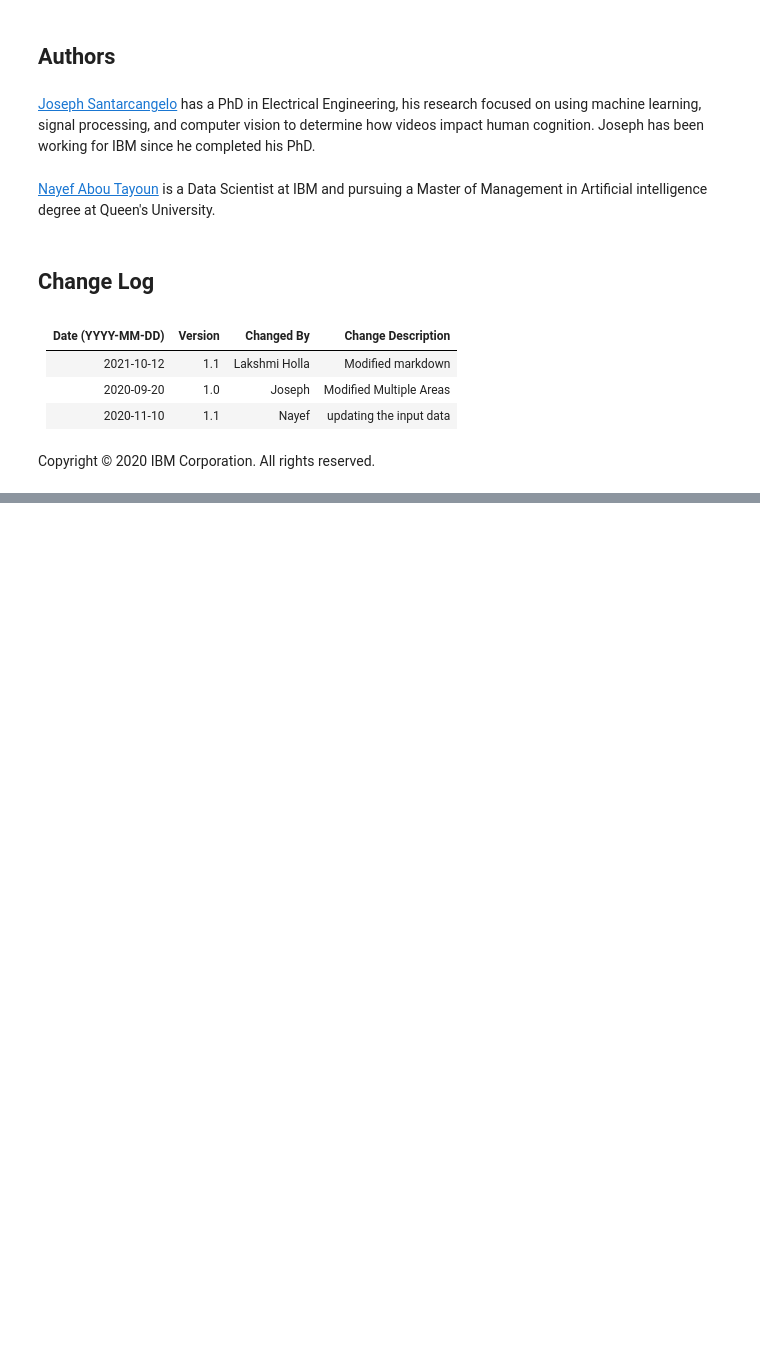
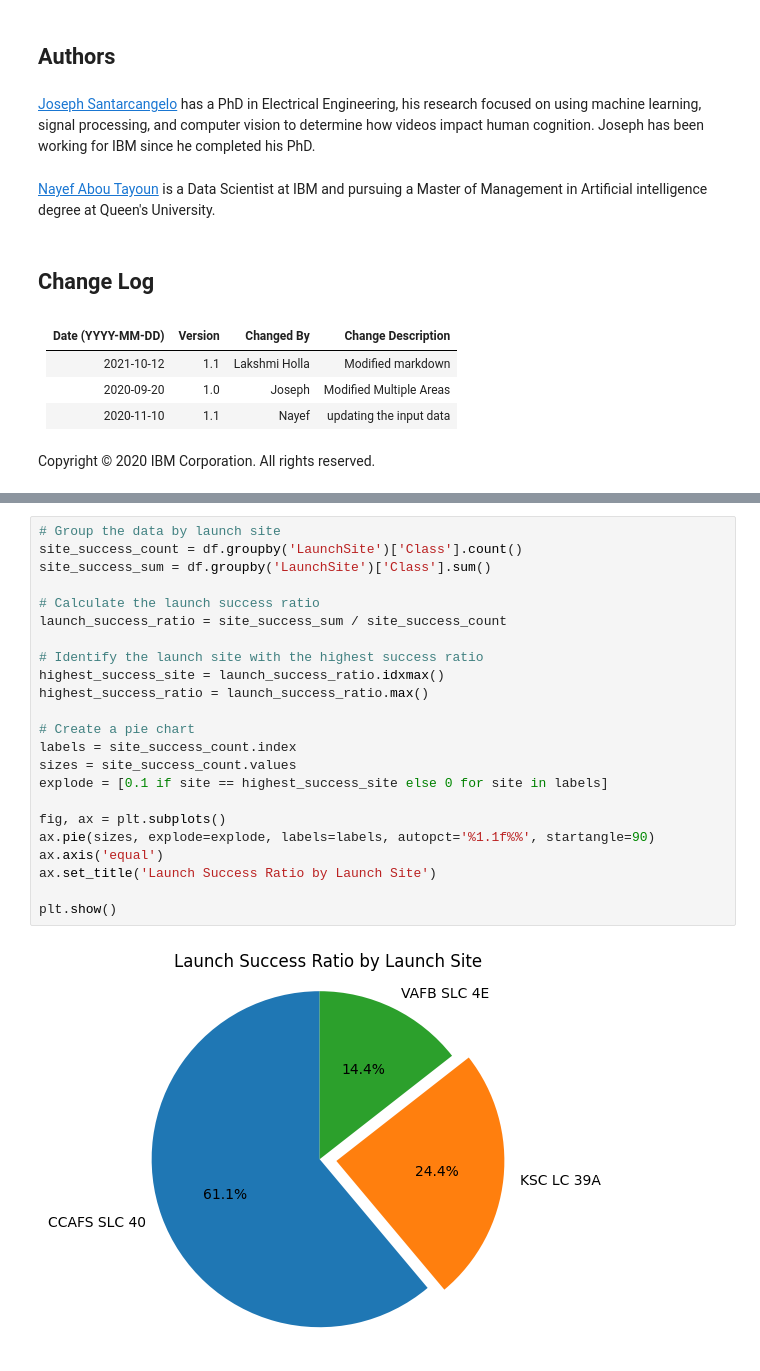
Before and after one commit to creibaud/Final-Data-Science-IBM, a Jupyter notebook: eda-dataviz.ipynb, the cells around one changed output, grey strips where cells are left out. Cells and saved outputs as stored; diff of their text form; blank space fills up the shorter version.

```diff
--- a/eda-dataviz.ipynb
+++ b/eda-dataviz.ipynb
@@ -233,0 +242,25 @@ Copyright © 2020 IBM Corporation. All rights reserved.
+# %%
+# Group the data by launch site
+site_success_count = df.groupby('LaunchSite')['Class'].count()
+site_success_sum = df.groupby('LaunchSite')['Class'].sum()
+
+# Calculate the launch success ratio
+launch_success_ratio = site_success_sum / site_success_count
+
+# Identify the launch site with the highest success ratio
+highest_success_site = launch_success_ratio.idxmax()
+highest_success_ratio = launch_success_ratio.max()
+
+# Create a pie chart
+labels = site_success_count.index
+sizes = site_success_count.values
+explode = [0.1 if site == highest_success_site else 0 for site in labels]
+
+fig, ax = plt.subplots()
+ax.pie(sizes, explode=explode, labels=labels, autopct='%1.1f%%', startangle=90)
+ax.axis('equal')
+ax.set_title('Launch Success Ratio by Launch Site')
+
+plt.show()
+# %% [output]
+[figure, added]
```
Also changed, not shown: parts of 2 cells of this notebook, 2 other files.
